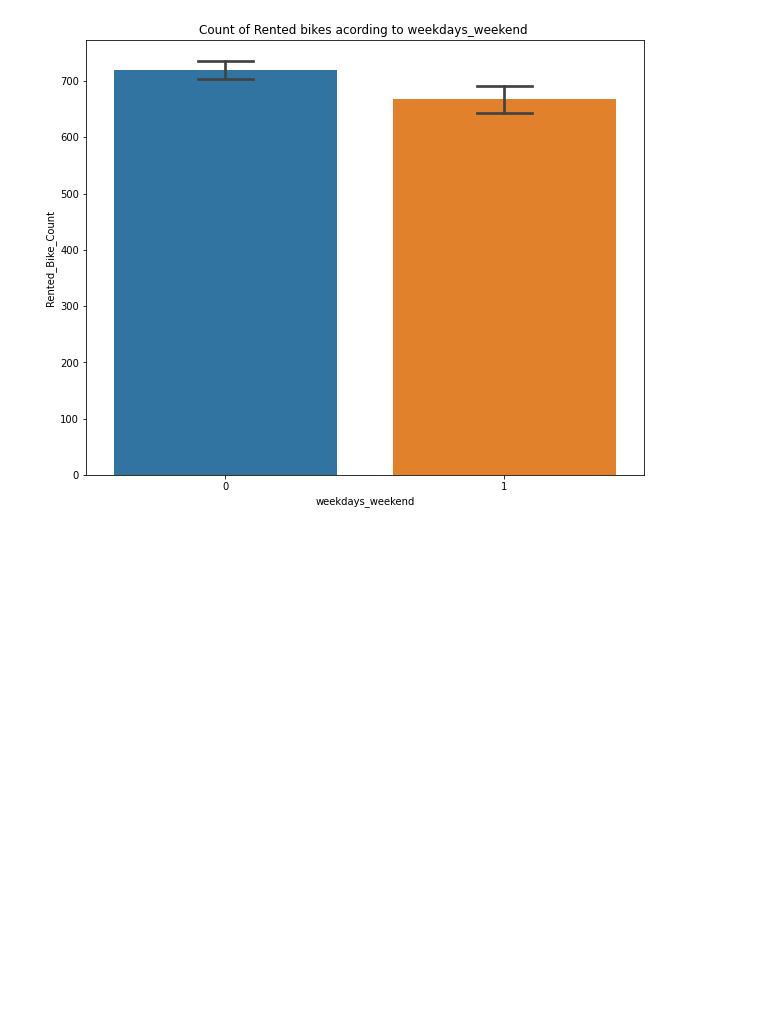
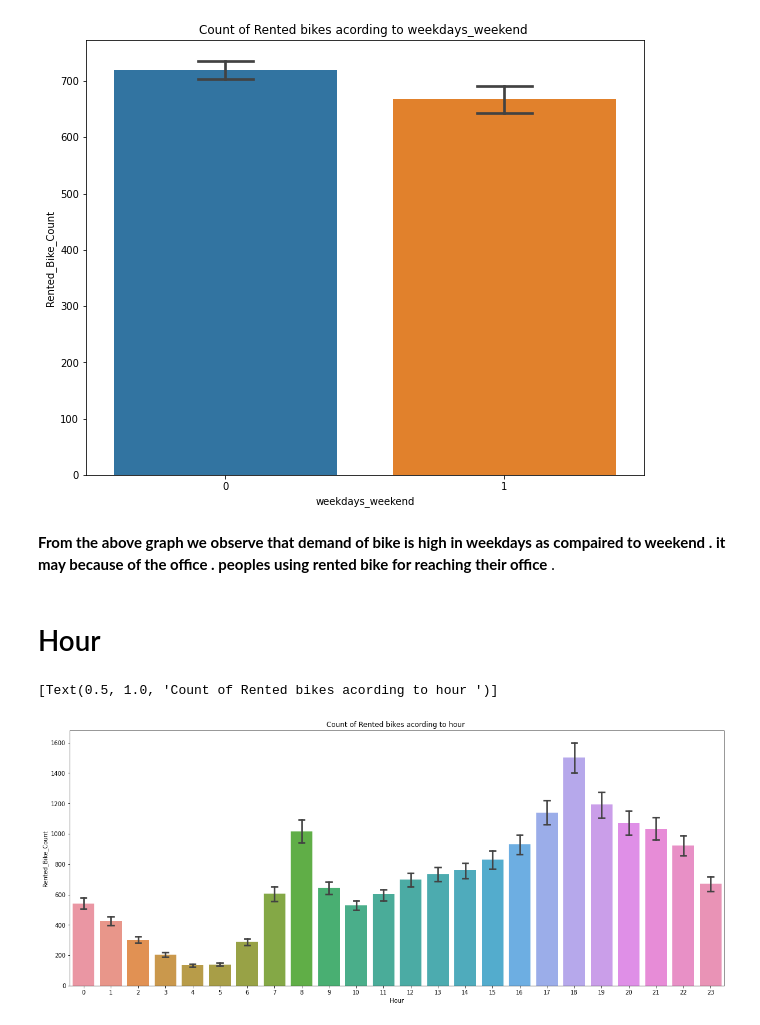
Before and after one commit to abhilashs1/Bike_Sharing_Demand, a Jupyter notebook: Bike_Sharing_Demand.ipynb, the cells around one changed output. Cells and saved outputs as stored; diff of their text form; code cells hidden in the pictures; blank space fills up the shorter version.

```diff
--- a/Bike_Sharing_Demand.ipynb
+++ b/Bike_Sharing_Demand.ipynb
@@ -453,3 +453,14 @@ ax.set(title='Count of Rented bikes acording to weekdays_weekend ')
 # %% [output]
 [Text(0.5, 1.0, 'Count of Rented bikes acording to weekdays_weekend ')]
 [figure]
+# %% [markdown]
+**From the above graph we observe that demand of bike is high in weekdays as compaired to weekend . it may because of the office . peoples using rented bike for reaching their office** .
+# %% [markdown]
+# Hour
+# %%
+fig,ax=plt.subplots(figsize=(20,8))
+sns.barplot(data=bike_df,x='Hour',y='Rented_Bike_Count',ax=ax,capsize= .2)
+ax.set(title='Count of Rented bikes acording to hour ')
+# %% [output]
+[Text(0.5, 1.0, 'Count of Rented bikes acording to hour ')]
+[figure, added]
```
Also changed, not shown: parts of 25 cells of this notebook.
